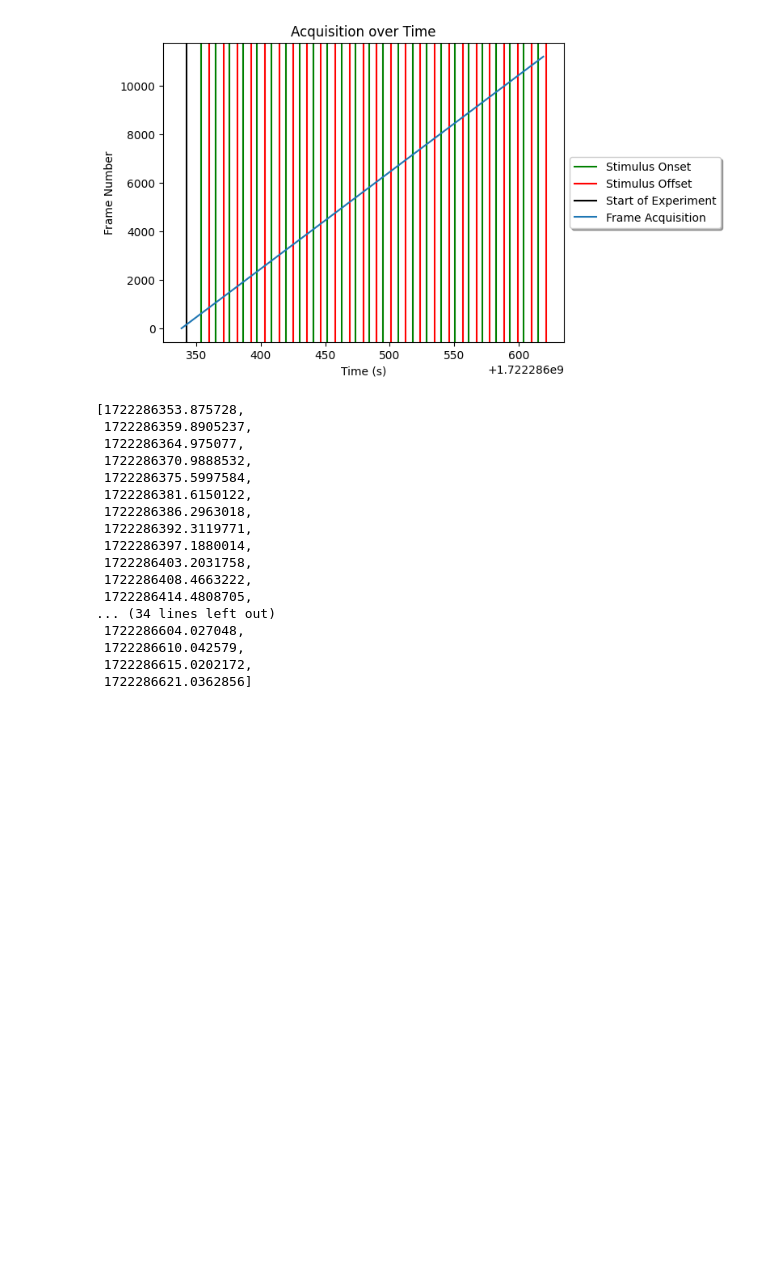
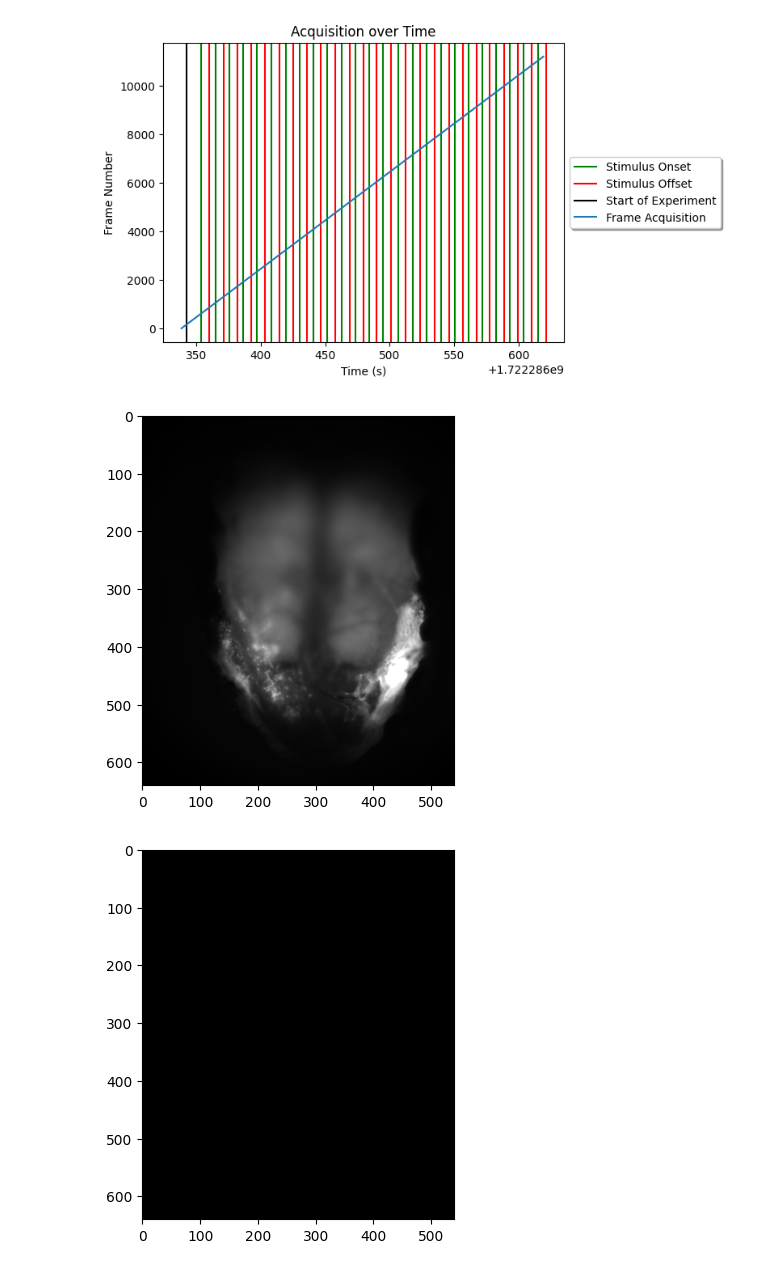
Before and after one commit to BruneBettler/wfield_pipeline, a Jupyter notebook: wfield_jupyter_tester.ipynb, the cells around one changed output. Cells and saved outputs as stored; diff of their text form; code cells hidden in the pictures; blank space fills up the shorter version.

Commit message:
Start of delta F over F

```diff
--- a/wfield_jupyter_tester.ipynb
+++ b/wfield_jupyter_tester.ipynb
@@ -143,29 +143,55 @@ plt.legend(loc='center left', bbox_to_anchor=(1, 0.5),
           fancybox=True, shadow=True)
 plt.title("Acquisition over Time")
 plt.show()
+
+'''
+Now we have a graph that shows a timed alignment between frame times and is stimulus onset and offset.
+We can now do some analysis by seperating baseline images from stimulus images.
+'''
+# Turning the olfactometer_stimulus_block_times into a list of tuples, to make the following steps easier
+olfactometer_stimulus_block_times = [(olfactometer_stimulus_block_times[i], olfactometer_stimulus_block_times[i + 1]) for i in range(0, len(olfactometer_stimulus_block_times), 2)]
+olfactometer_stimulus_block_times = np.array(olfactometer_stimulus_block_times)
+
+# The functon check if a given time falls within any of the specified ranges.
+def is_within_ranges(time,ranges):
+    return any(start <= time <= end for start,end in ranges)
+
+# Using list comprehension we generate a binary array of 1,0s.
+# Where 1 means that the frame is within a stimulus time, and a 0 means the frame is outside
+# of a stimulus time.
+binary_stim_times = [1 if is_within_ranges(time, olfactometer_stimulus_block_times) else 0 for time in unix_blueftimes]
+binary_stim_times = np.array(binary_stim_times)
+
+stimulus_frames = []
+baseline_frames = []
+
+# Dividing frames into stim and baseline
+for i,frame in enumerate(tqdm(blue_frames)):
+    if binary_stim_times[i] == 0:
+        baseline_frames.append(frame[:])
+    else:
+        stimulus_frames.append(frame[:])
+stimulus_frames = np.array(stimulus_frames)
+baseline_frames = np.array(baseline_frames)
 # %% [output]
 [figure]
-# %%
-# olfactometer_stimulus_block_times = [for]
-[ float(olfac_stim['time']) for olfac_stim in olfac_stim_frame_info]
-# %% [output]
-[1722286353.875728,
- 1722286359.8905237,
- 1722286364.975077,
- 1722286370.9888532,
- 1722286375.5997584,
- 1722286381.6150122,
- 1722286386.2963018,
- 1722286392.3119771,
- 1722286397.1880014,
- 1722286403.2031758,
- 1722286408.4663222,
- 1722286414.4808705,
-... (34 lines left out)
- 1722286604.027048,
- 1722286610.042579,
- 1722286615.0202172,
- 1722286621.0362856]
+# %%
+# Generating F
+baseline_avg = np.mean(baseline_frames,axis=0)
+# Generating delta F over F
+# deltaF over F = F(time) - F(baseline) / F(baseline)
+for i, frame in enumerate(tqdm(stimulus_frames)):
+    stimulus_frames[i] = (frame - baseline_avg) / frame
+# %%
+plt.figure
+plt.imshow(baseline_avg,cmap="gray")
+plt.show()
+plt.figure
+plt.imshow(stimulus_frames[0],cmap="gray")
+plt.show()
+# %% [output]
+[figure, added]
+[figure, added]
 # %%
 # Testing motion correction
 #print(f'{datetime.datetime.now().time()}: Starting Motion Correction')
```
Also changed, not shown: parts of 4 cells of this notebook.
